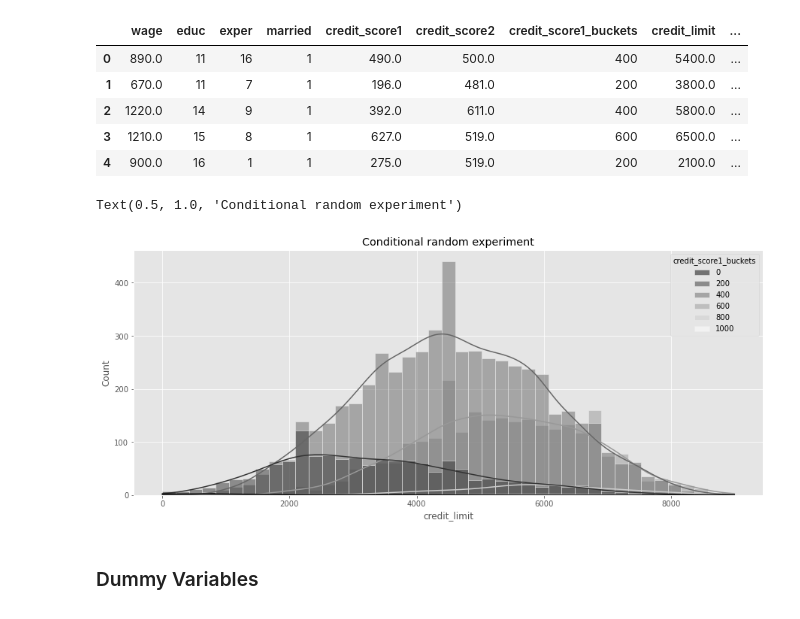
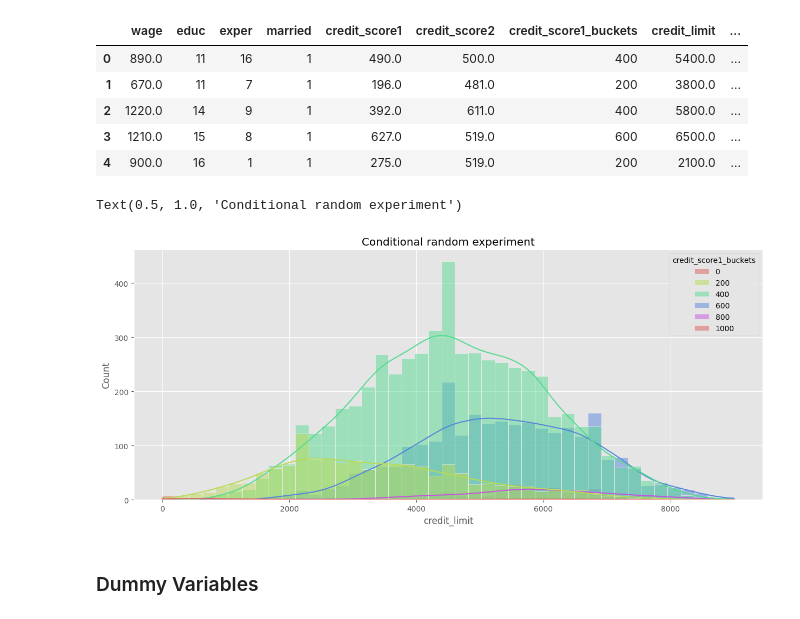
Before and after one commit to LukeLB/causal_inference_in_tech_industry_causalpy, a Jupyter notebook: causal-inference-in-causalpy/04-The-Unreasonable-Effectiveness-of-Linear-Regression.ipynb, the cells around one changed output. Saved outputs shown, nothing was run; the diff lists cells and outputs as text; code cells hidden in the pictures.

```diff
--- a/causal-inference-in-causalpy/04-The-Unreasonable-Effectiveness-of-Linear-Regression.ipynb
+++ b/causal-inference-in-causalpy/04-The-Unreasonable-Effectiveness-of-Linear-Regression.ipynb
@@ -761,14 +810,14 @@ risk_data_rnd.head()
 # %%
 plt.figure(figsize=(15,6))
 sns.histplot(data=risk_data_rnd,
              x="credit_limit",
              hue="credit_score1_buckets",
              kde=True,
-             palette="gray");
+             palette="hls");
 plt.title("Conditional random experiment")
 # %% [output]
 Text(0.5, 1.0, 'Conditional random experiment')
-[figure, old version]
+[figure, new version]
 # %% [markdown]
 ### Dummy Variables
 # %%
```
Also changed, not shown: parts of 53 cells of this notebook.
